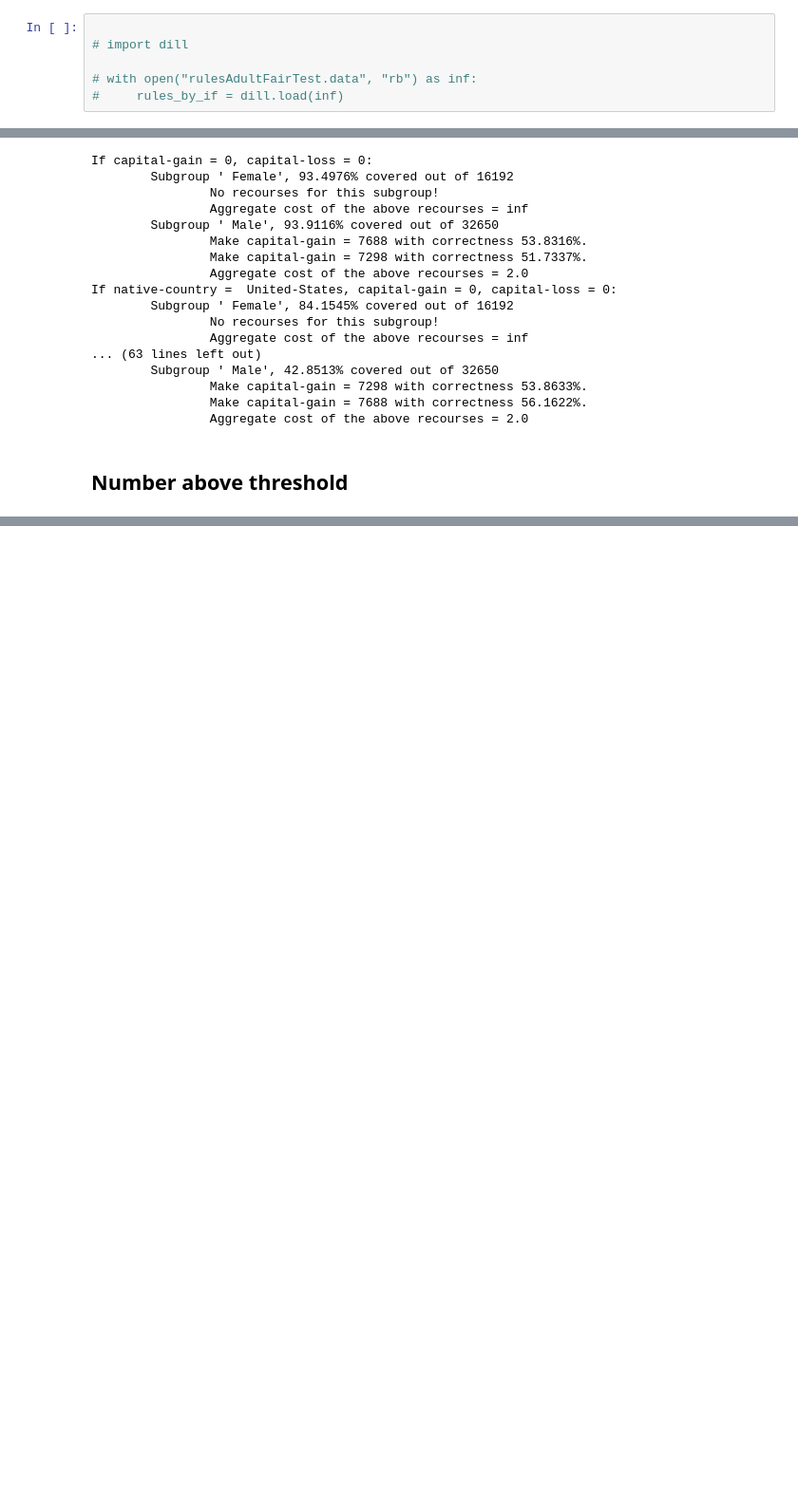
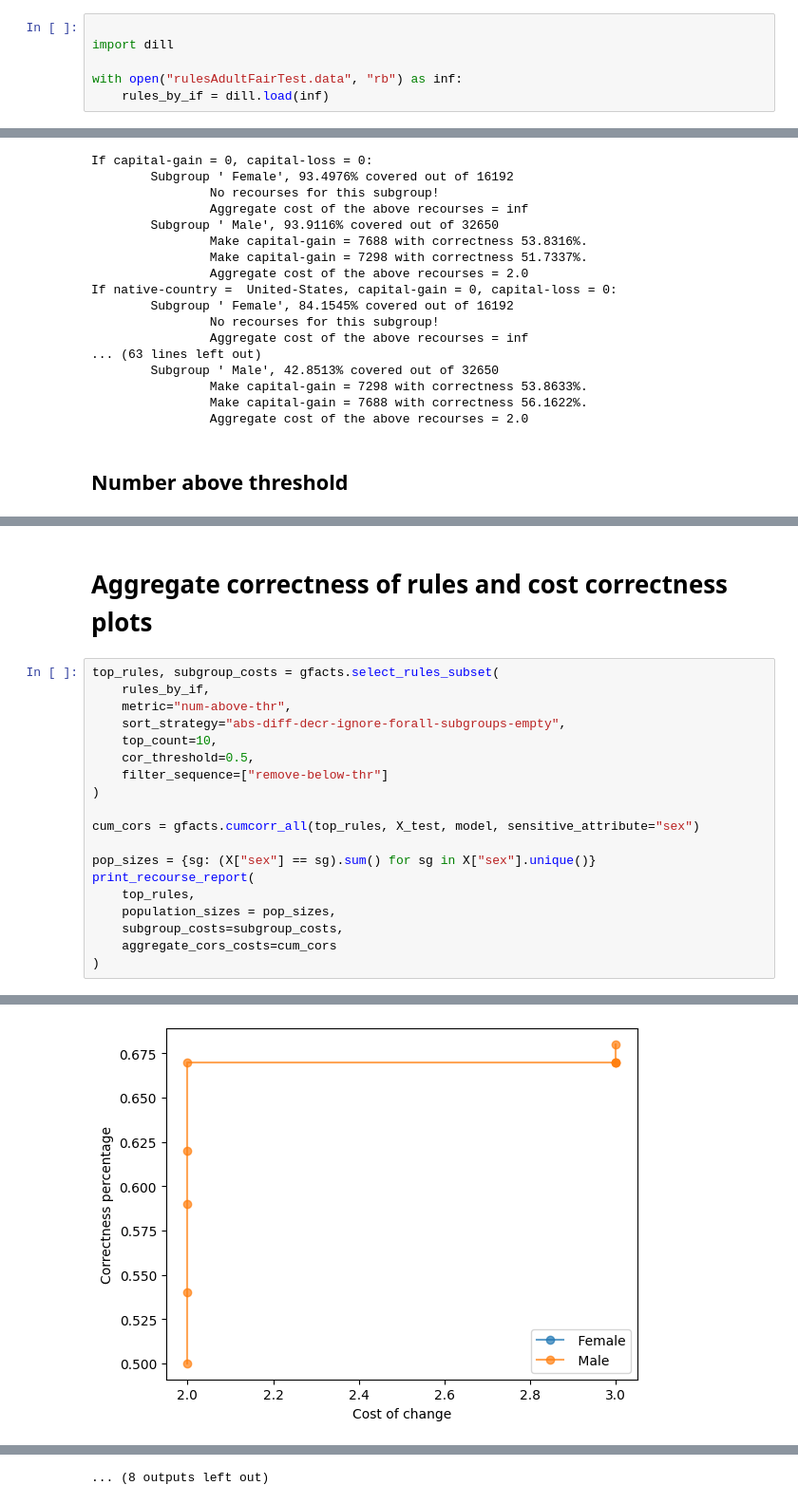
Before and after one commit to AutoFairAthenaRC/FACTS, a Jupyter notebook: gfacts/AdultDataset/AdultDatasetFairTest.ipynb, the cells around one changed output, grey strips where cells are left out. Shown at 95% size. Cells and saved outputs as stored; diff of their text form; blank space fills up the shorter version.

```diff
--- a/gfacts/AdultDataset/AdultDatasetFairTest.ipynb
+++ b/gfacts/AdultDataset/AdultDatasetFairTest.ipynb
@@ -153,10 +158,10 @@ with open("rulesAdultFairTest.data", "wb") as outf:
     dill.dump(rules_by_if, outf)
 # %%
 
-# import dill
+import dill
 
-# with open("rulesAdultFairTest.data", "rb") as inf:
-#     rules_by_if = dill.load(inf)
+with open("rulesAdultFairTest.data", "rb") as inf:
+    rules_by_if = dill.load(inf)
 # %%
 K = 10
 
@@ -356,3 +346,25 @@ If occupation =  Prof-specialty, marital-status =  Never-married, hours-per-week
                 Make education-num = 13, hours-per-week = 45 with correctness 60.0000%.
                 Make occupation =  Prof-specialty, education-num = 13, hours-per-week = 50 with correctness 58.8235%.
                 Aggregate cost of the above recourses = 5.0
+# %% [markdown]
+# Aggregate correctness of rules and cost correctness plots
+# %%
+top_rules, subgroup_costs = gfacts.select_rules_subset(
+    rules_by_if,
+    metric="num-above-thr",
+    sort_strategy="abs-diff-decr-ignore-forall-subgroups-empty",
+    top_count=10,
+    cor_threshold=0.5,
+    filter_sequence=["remove-below-thr"]
+)
+
+cum_cors = gfacts.cumcorr_all(top_rules, X_test, model, sensitive_attribute="sex")
+
+pop_sizes = {sg: (X["sex"] == sg).sum() for sg in X["sex"].unique()}
+print_recourse_report(
+    top_rules,
+    population_sizes = pop_sizes,
+    subgroup_costs=subgroup_costs,
+    aggregate_cors_costs=cum_cors
+)
+# %% [output]
@@ -358,0 +387 @@ If occupation =  Prof-specialty, marital-status =  Never-married, hours-per-week
+[figure, added]
@@ -358,0 +468 @@ If occupation =  Prof-specialty, marital-status =  Never-married, hours-per-week
+... (8 outputs left out)
```
Also changed, not shown: parts of 8 cells of this notebook, 3 other files.
